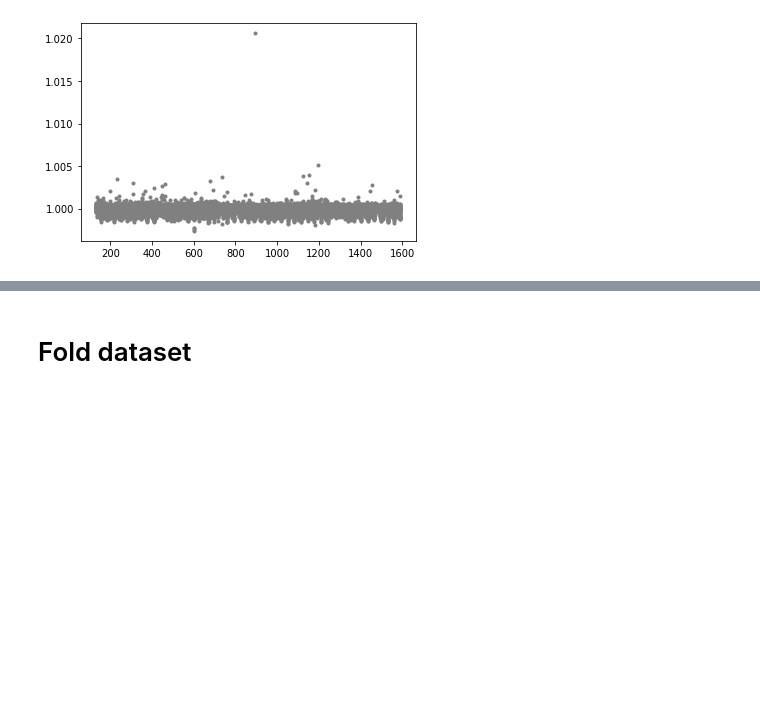
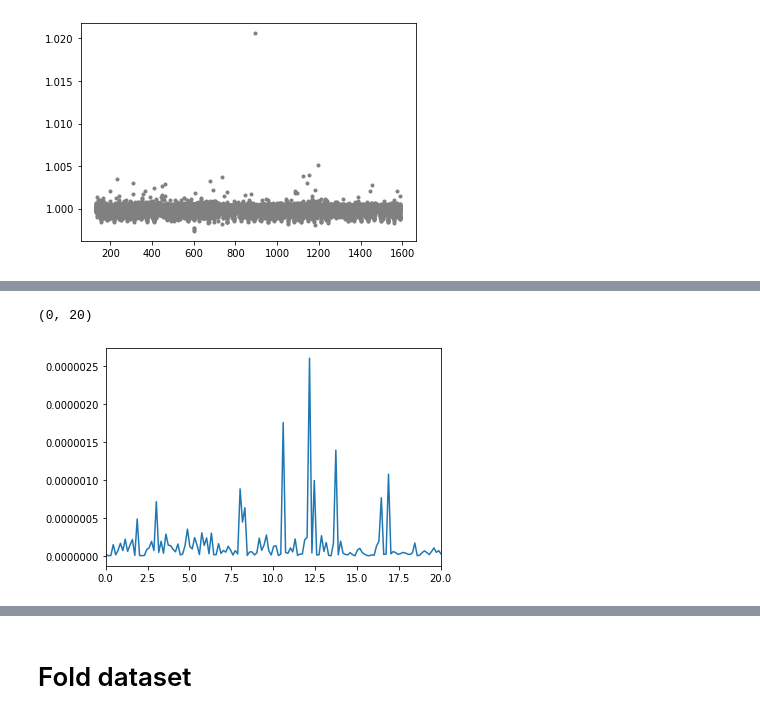
Before and after one commit to yb373/PH30116-report, a Jupyter notebook: Light curve fitting experiments.ipynb, the cells around one changed output, grey strips where cells are left out. Drawn from its saved outputs; the diff is of its cells as text; code cells hidden in the pictures; blank space fills up the shorter version.

```diff
--- a/Light curve fitting experiments.ipynb
+++ b/Light curve fitting experiments.ipynb
@@ -249,0 +255,6 @@ https://pandas.pydata.org/pandas-docs/stable/user_guide/indexing.html#deprecate-
+# %%
+pylab.plot(freqs, lomb)
+pylab.xlim(0,20)
+# %% [output]
+(0, 20)
+[figure, added]
```
Also changed, not shown: parts of 14 cells of this notebook, 3 other files.
